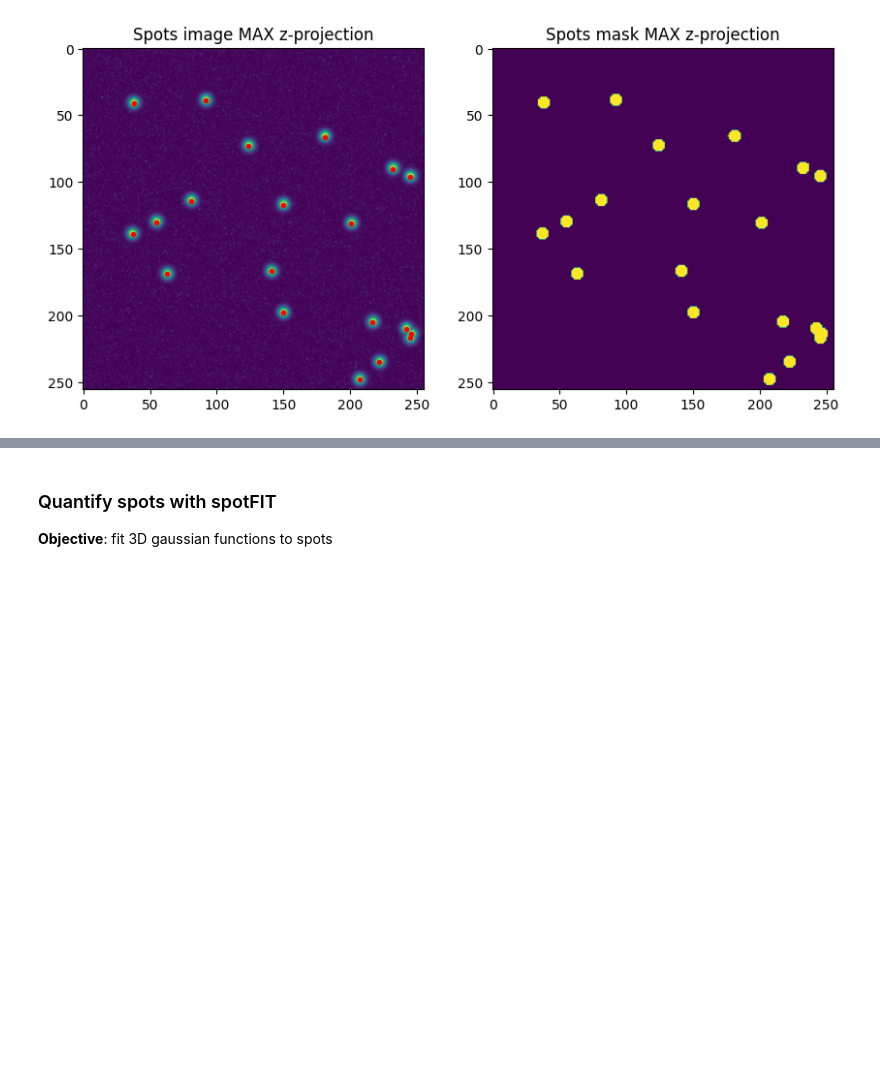
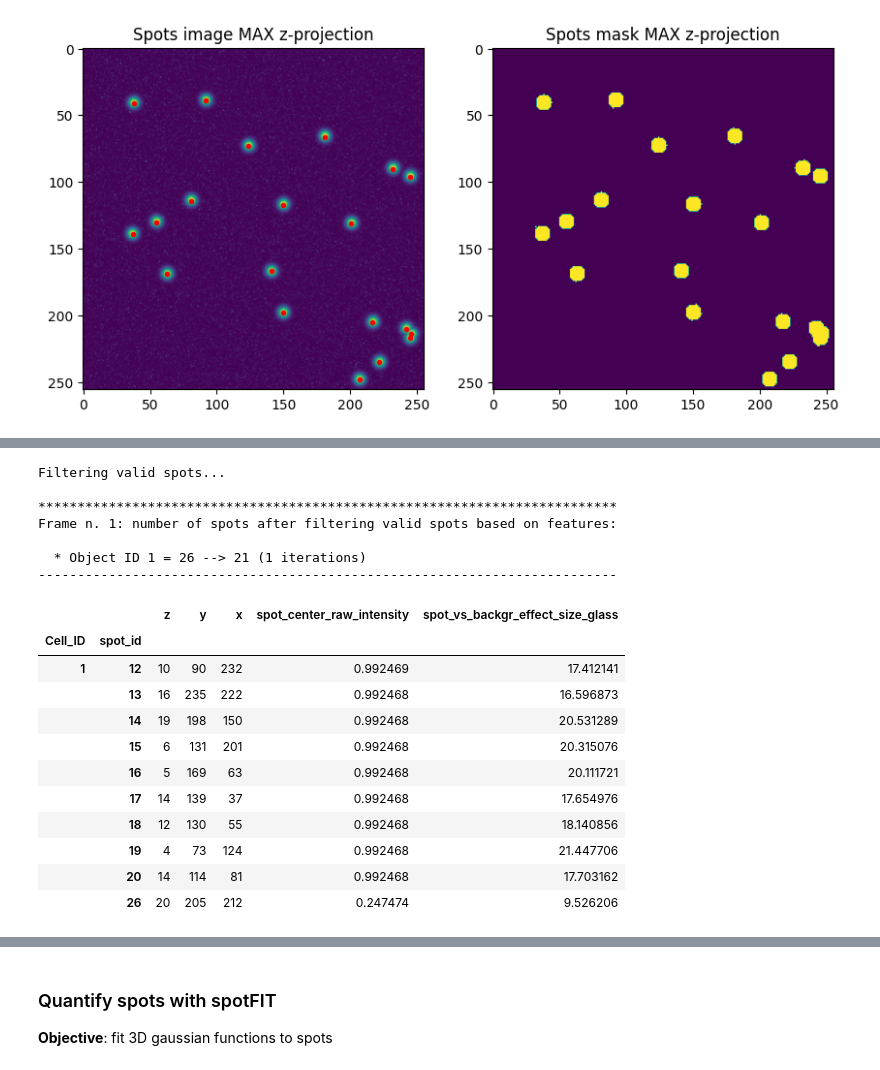
Before and after one commit to ElpadoCan/SpotMAX, a Jupyter notebook: examples/notebooks/spots_synthetic_simple.ipynb, the cells around one changed output, grey strips where cells are left out. Cells and saved outputs as stored; diff of their text form; code cells hidden in the pictures; blank space fills up the shorter version.

```diff
--- a/examples/notebooks/spots_synthetic_simple.ipynb
+++ b/examples/notebooks/spots_synthetic_simple.ipynb
@@ -143,0 +252,36 @@ df_spots[columns].head(10)
+# %%
+gop_filtering_thresholds = sm.config.get_features_thresholds_filter(
+    'spot_vs_backgr_effect_size_glass, 0'
+)
+
+keys, dfs_spots_det, dfs_spots_gop = sm.pipe.spots_calc_features_and_filter(
+    spots_img, spots_zyx_radii_pxl, df_spots_coords,
+    sharp_spots_image=spots_detect_img,
+    gop_filtering_thresholds=gop_filtering_thresholds,
+    optimise_for_high_spot_density=True,
+    show_progress=False,
+    verbose=True
+)
+df_spots = pd.concat(
+    dfs_spots_gop, keys=keys, names=['frame_i', 'Cell_ID']).loc[0]
+df_spots[columns].tail(10)
+# %% [output]
+Filtering valid spots...
+
+**************************************************************************
+Frame n. 1: number of spots after filtering valid spots based on features:
+
+  * Object ID 1 = 26 --> 21 (1 iterations)
+--------------------------------------------------------------------------
+|  |  | z | y | x | spot_center_raw_intensity | spot_vs_backgr_effect_size_glass |
+| Cell_ID | spot_id |  |  |  |  |  |
+| 1 | 12 | 10 | 90 | 232 | 0.992469 | 17.412141 |
+|  | 13 | 16 | 235 | 222 | 0.992468 | 16.596873 |
+|  | 14 | 19 | 198 | 150 | 0.992468 | 20.531289 |
+|  | 15 | 6 | 131 | 201 | 0.992468 | 20.315076 |
+|  | 16 | 5 | 169 | 63 | 0.992468 | 20.111721 |
+|  | 17 | 14 | 139 | 37 | 0.992468 | 17.654976 |
+|  | 18 | 12 | 130 | 55 | 0.992468 | 18.140856 |
+|  | 19 | 4 | 73 | 124 | 0.992468 | 21.447706 |
+|  | 20 | 14 | 114 | 81 | 0.992468 | 17.703162 |
+|  | 26 | 20 | 205 | 212 | 0.247474 | 9.526206 |
```
Also changed, not shown: parts of 15 cells of this notebook, 4 other files.
